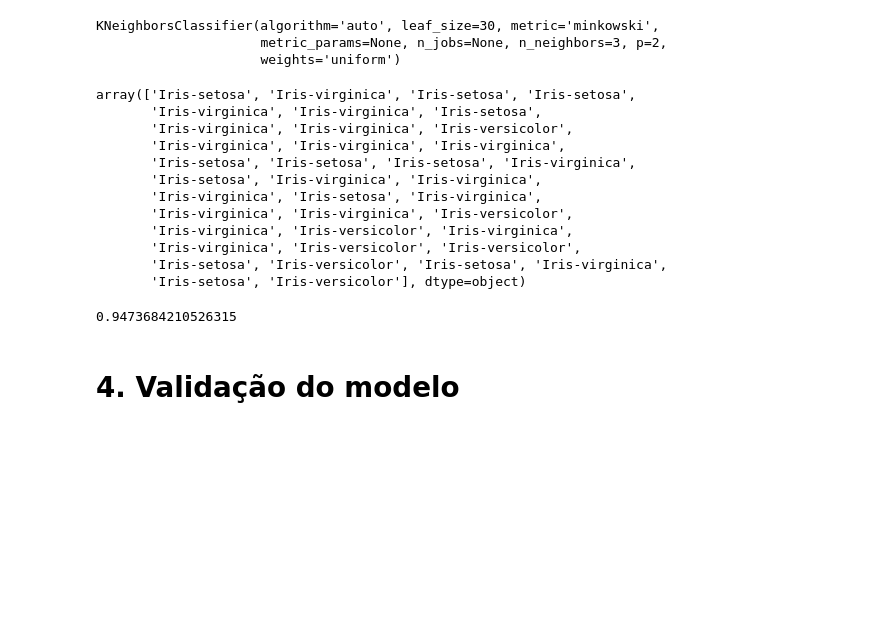
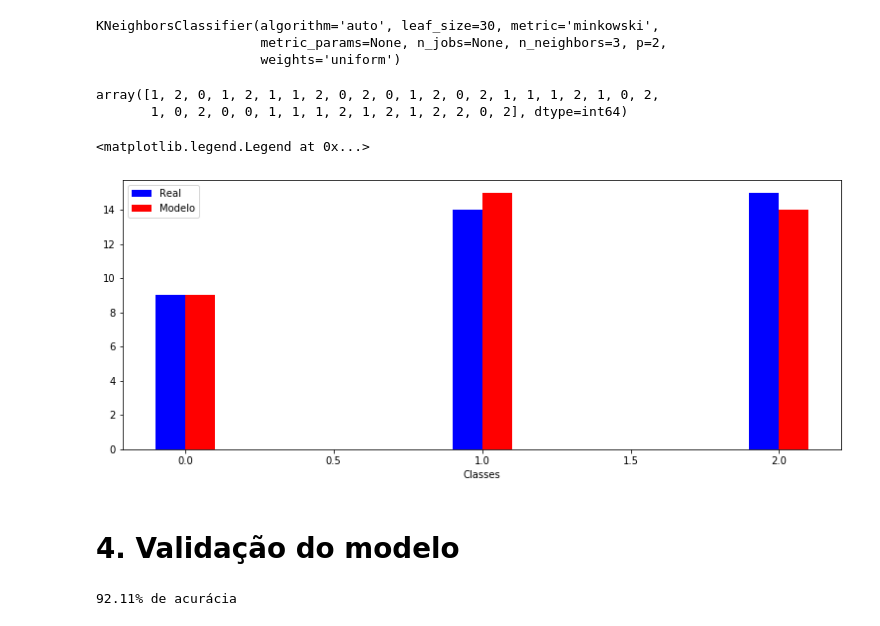
Before and after one commit to gnlins/estudo, a Jupyter notebook: Iris Data/Iris Data Analysis.ipynb, the cells around one changed output. Drawn from its saved outputs; the diff is of its cells as text; code cells hidden in the pictures; blank space fills up the shorter version.

Commit message:
Modelo KNN pronto versão 1

```diff
--- a/Iris Data/Iris Data Analysis.ipynb
+++ b/Iris Data/Iris Data Analysis.ipynb
@@ -48,3 +39,5 @@ data.head()
+# %%
+data.drop('Class', axis=1, inplace=True)
 # %%
 sns.pairplot(data, hue="Class_dummies")
 #{0:'Iris-setosa', 1:'Iris-versicolor', 2:'Iris-virginica'}
@@ -83,21 +62,32 @@ KNeighborsClassifier(algorithm='auto', leaf_size=30, metric='minkowski',
 # %%
 model.predict(X_teste)
 # %% [output]
-array(['Iris-setosa', 'Iris-virginica', 'Iris-setosa', 'Iris-setosa',
-       'Iris-virginica', 'Iris-virginica', 'Iris-setosa',
-       'Iris-virginica', 'Iris-virginica', 'Iris-versicolor',
-       'Iris-virginica', 'Iris-virginica', 'Iris-virginica',
-       'Iris-setosa', 'Iris-setosa', 'Iris-setosa', 'Iris-virginica',
-       'Iris-setosa', 'Iris-virginica', 'Iris-virginica',
-       'Iris-virginica', 'Iris-setosa', 'Iris-virginica',
-       'Iris-virginica', 'Iris-virginica', 'Iris-versicolor',
-       'Iris-virginica', 'Iris-versicolor', 'Iris-virginica',
-       'Iris-virginica', 'Iris-versicolor', 'Iris-versicolor',
-       'Iris-setosa', 'Iris-versicolor', 'Iris-setosa', 'Iris-virginica',
-       'Iris-setosa', 'Iris-versicolor'], dtype=object)
+array([1, 2, 0, 1, 2, 1, 1, 2, 0, 2, 0, 1, 2, 0, 2, 1, 1, 1, 2, 1, 0, 2,
+       1, 0, 2, 0, 0, 1, 1, 1, 2, 1, 2, 1, 2, 2, 0, 2], dtype=int64)
+# %%
+y_testeDF=pd.DataFrame(y_teste)
+y_previsto=pd.DataFrame(model.predict(X_teste), columns=["Classe_prevista"])
+# %%
+Contagem_teste = pd.DataFrame(y_testeDF['Class_dummies'].value_counts())
+Contagem_previsto = pd.DataFrame(y_previsto['Classe_prevista'].value_counts())
 # %%
-np.mean(y_teste==model.predict(X_teste))
+y_previsto = model.predict(X_teste)
-# %% [output]
-0.9473684210526315
+# %%
+fig = plt.figure(figsize=(13,5))
+ax = fig.add_subplot(111)
+ax.bar(Contagem_teste.index-0.05,height=Contagem_teste['Class_dummies'],width=0.1,color='b',label='Real')
+ax.bar(Contagem_previsto.index+0.05,height=Contagem_previsto['Classe_prevista'],width=0.1,color='r',label='Modelo')
+ax.set_xlabel('Classes')
+
+plt.legend()
+# %% [output]
+<matplotlib.legend.Legend at 0x...>
+[figure, added]
 # %% [markdown]
 # 4. Validação do modelo
+# %%
+a = np.mean(y_teste==model.predict(X_teste))*100
+ac = round(a,2)
+print("{}% de acurácia".format(ac))
+# %% [output]
+92.11% de acurácia
```
Also changed, not shown: parts of 7 cells of this notebook.
